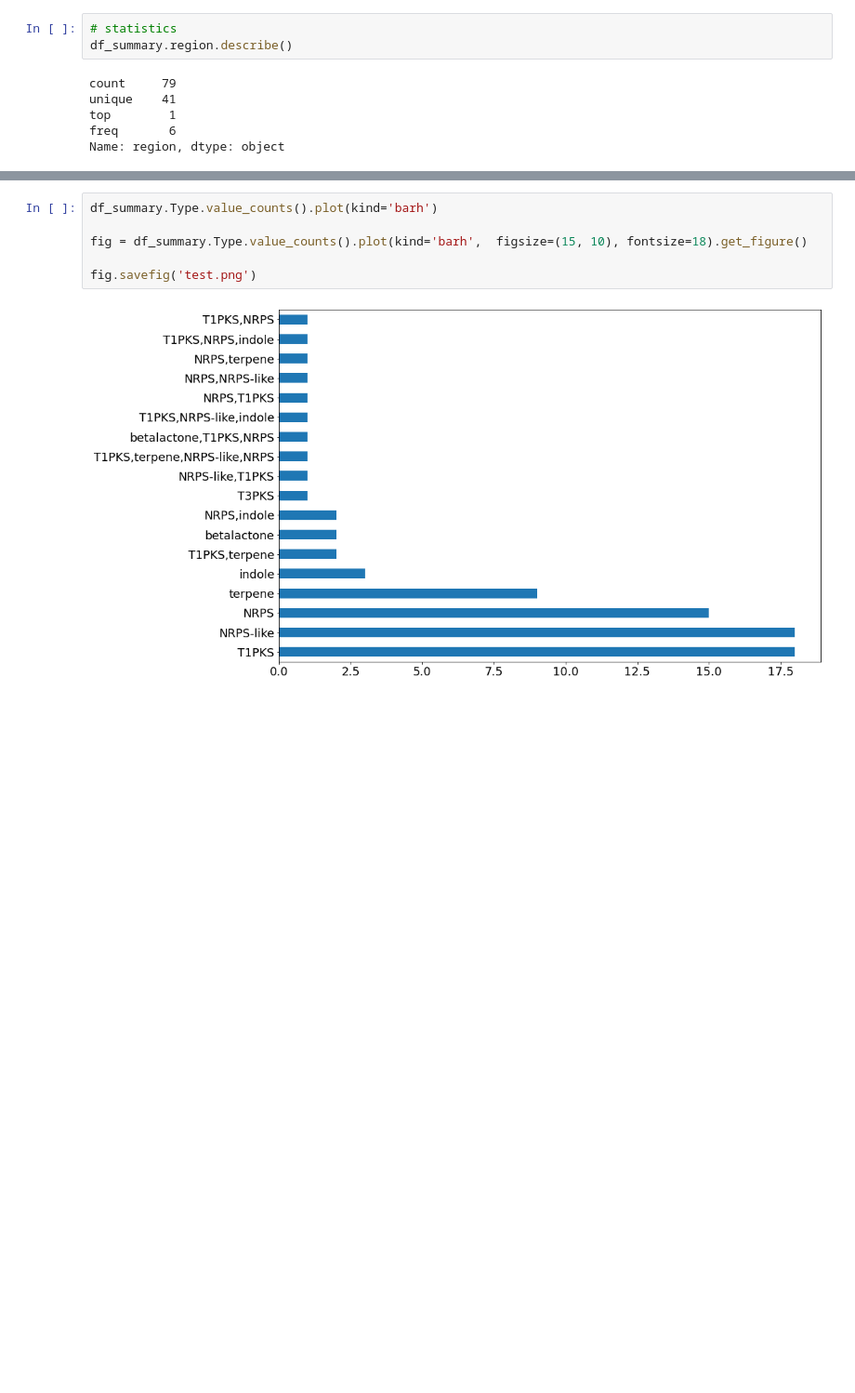
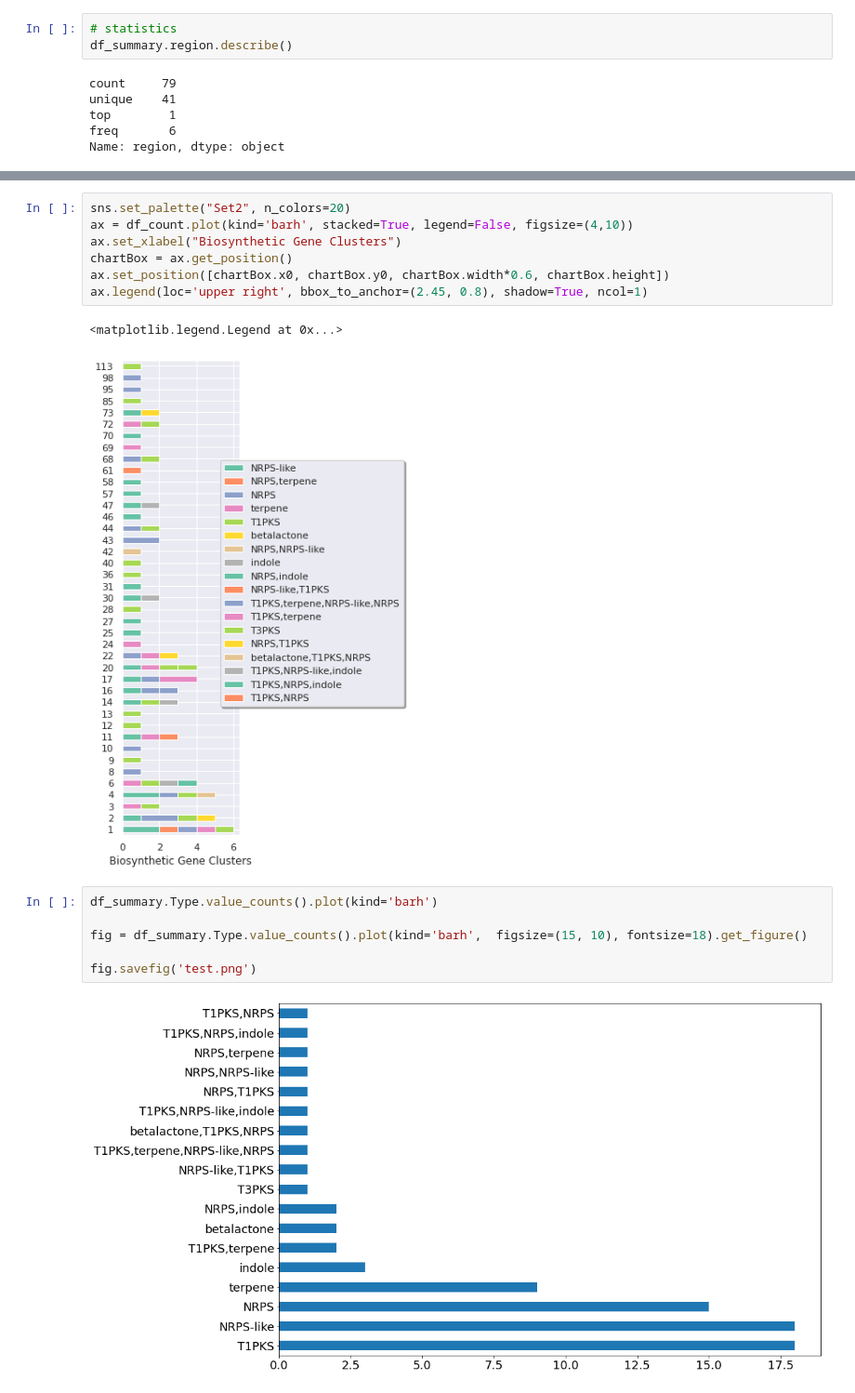
Before and after one commit to matinnuhamunada/course_27815, a Jupyter notebook: CHO_015404.ipynb, the cells around one changed output, grey strips where cells are left out. Shown at 93% size. Drawn from its saved outputs; the diff is of its cells as text; blank space fills up the shorter version.

```diff
--- a/CHO_015404.ipynb
+++ b/CHO_015404.ipynb
@@ -104,3 +130,13 @@ Name: region, dtype: object
+# %%
+sns.set_palette("Set2", n_colors=20)
+ax = df_count.plot(kind='barh', stacked=True, legend=False, figsize=(4,10))
+ax.set_xlabel("Biosynthetic Gene Clusters")
+chartBox = ax.get_position()
+ax.set_position([chartBox.x0, chartBox.y0, chartBox.width*0.6, chartBox.height])
+ax.legend(loc='upper right', bbox_to_anchor=(2.45, 0.8), shadow=True, ncol=1)
+# %% [output]
+<matplotlib.legend.Legend at 0x...>
+[figure, added]
 # %%
 df_summary.Type.value_counts().plot(kind='barh')
 
```
Also changed, not shown: parts of 5 cells of this notebook.
